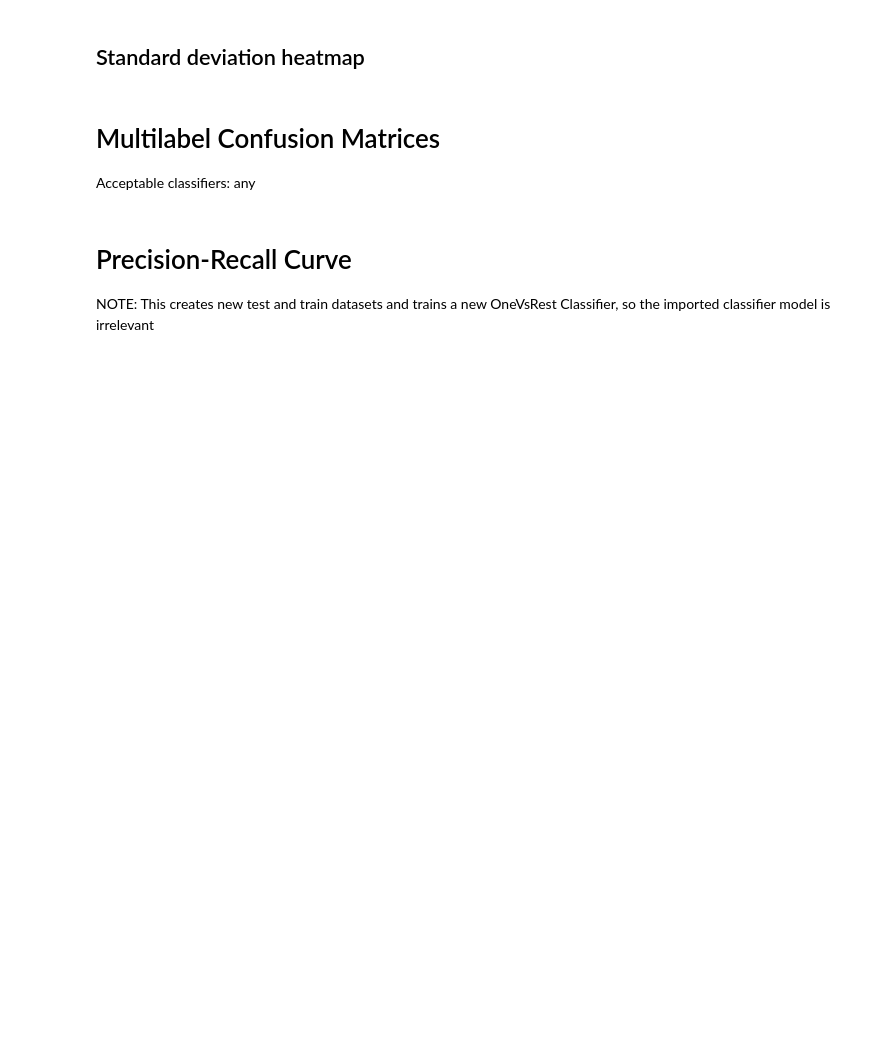
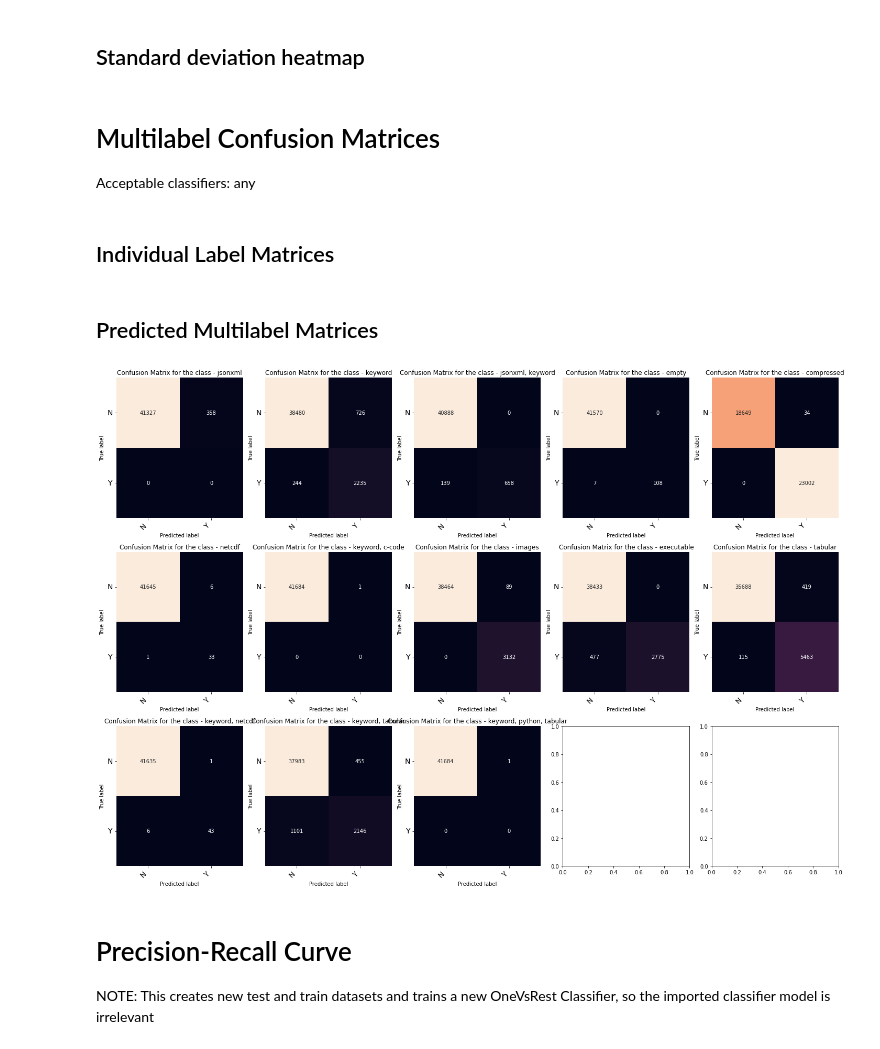
Before and after one commit to xtracthub/xtract-research-notebooks, a Jupyter notebook: classifier-visualizations.ipynb, the cells around one changed output. Saved outputs shown, nothing was run; the diff lists cells and outputs as text; code cells hidden in the pictures; blank space fills up the shorter version.

Commit message:
added a multilabel-multilabel confusion matrix section

```diff
--- a/classifier-visualizations.ipynb
+++ b/classifier-visualizations.ipynb
@@ -182 +245,3 @@ Acceptable classifiers: any
+# %% [markdown]
+## Individual Label Matrices
 # %%
@@ -214,6 +259,76 @@ for axes, cfs_matrix, label in zip(ax.flatten(), multilabel_confusion_matrix, mu
 
 fig.tight_layout()
 plt.show()
+# %% [markdown]
+## Predicted Multilabel Matrices
+# %%
+import sympy
+import primefac
+import numpy as np
+import matplotlib.pyplot as plt
+from sklearn.metrics import multilabel_confusion_matrix
+
+unique_rows = np.unique(np.concatenate([y_pred, classifier.Y_test]), axis=0)
+row_hashtable = dict()
+
+primes_master = []
+for i in range(len(unique_rows[0])):
+    primes_master.append(sympy.prime(i+1))
+
+def row_hasher(row):
+    primes = []
+    hash_labels = []
+    for i in range(len(row)):
+        if row[i] == 1:
+            primes.append(primes_master[i])
+    return np.prod(primes)
+
+y_pred = classifier.model.predict(classifier.X_test)
+y_pred_hashed = []
+Y_test_hashed = []
+
+for i in range(len(y_pred)):
+    y_pred_hashed.append(row_hasher(y_pred[i]))
+    Y_test_hashed.append(row_hasher(classifier.Y_test[i]))
+
+unique_hashes = np.unique(Y_test_hashed)
+hash_to_multiclass_dict = dict()
+
+for i in range(len(unique_hashes)):
+    b = [0] * len(unique_hashes)
+    b[i] = 1
+    hash_to_multiclass_dict[unique_hashes[i]] = b
+
+multiclass_y_pred = []
+multiclass_Y_test = []
+
+for i in range(len(y_pred)):
+    curr_mc_ypred = hash_to_multiclass_dict[y_pred_hashed[i]]
+    curr_mc_Ytest = hash_to_multiclass_dict[Y_test_hashed[i]]
+    multiclass_y_pred.append(curr_mc_ypred)
+    multiclass_Y_test.append(curr_mc_Ytest)
+
+labels_gt_dict = dict()
+for i in range(len(unique_rows)):
+    currlabels = []
+    for j in range(len(unique_rows[0])):
+        if unique_rows[i][j] == 1:
+            currlabels.append(classifier.unique_labels[j])
+    labels_gt_dict[row_hasher(unique_rows[i])] = ", ".join(currlabels)
+
+# Some customizable values here, first two values should multiply to at least label count
+fig, ax = plt.subplots(3, 5, figsize=(20, 14))
+
+multilabel_confusion_matrix = multilabel_confusion_matrix(multiclass_y_pred, multiclass_Y_test)
+multilabel_labels = [val[1] for val in sorted(labels_gt_dict.items())]
+
+for axes, cfs_matrix, label in zip(ax.flatten(), multilabel_confusion_matrix, multilabel_labels):
+    print_confusion_matrix(cfs_matrix, axes, label, ["N", "Y"])
+
+fig.tight_layout()
+plt.show()
+# %% [output]
+[figure, added]
 # %% [markdown]
 # Precision-Recall Curve
 NOTE: This creates new test and train datasets and trains a new OneVsRest Classifier, so the imported classifier model is irrelevant
```
Also changed, not shown: parts of 5 cells of this notebook.
